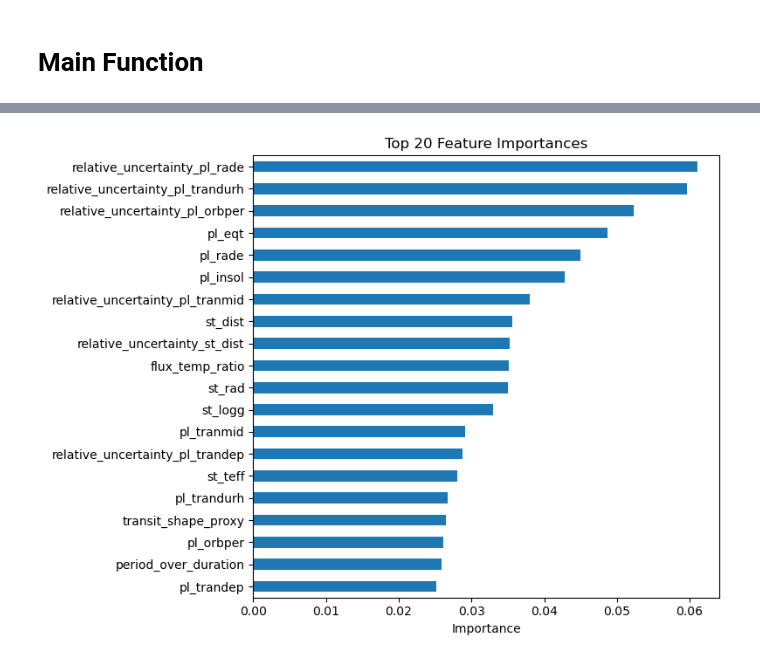
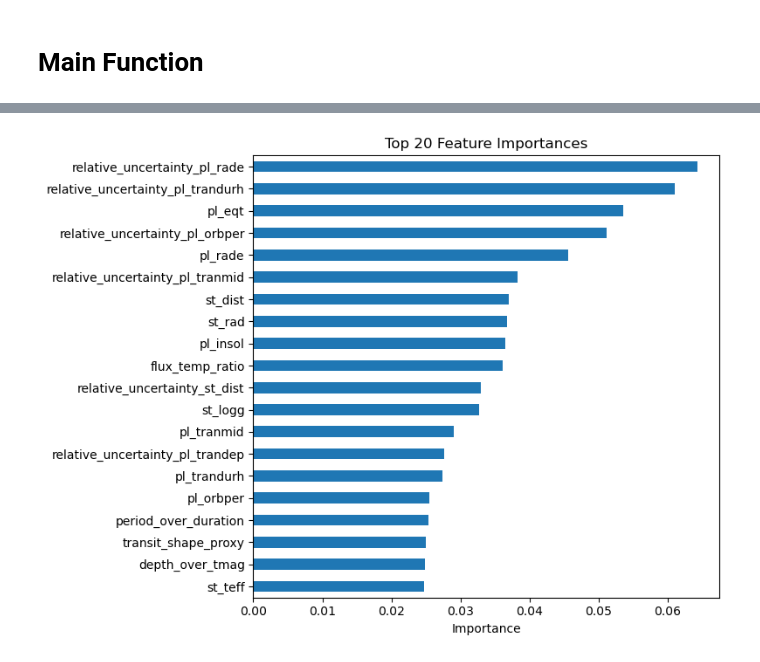
Before and after one commit to The-Eco-Guy/ML_projects, a Jupyter notebook: exoplanet_randomforest/randomforest_TESS.ipynb, the cells around one changed output, grey strips where cells are left out. Saved outputs shown, nothing was run; the diff lists cells and outputs as text; code cells hidden in the pictures.

Commit message:
added multiplicity feature and stratified group folding

```diff
--- a/exoplanet_randomforest/randomforest_TESS.ipynb
+++ b/exoplanet_randomforest/randomforest_TESS.ipynb
@@ -82,7 +85,7 @@ def build_pipeline():
         ('rf', RandomForestClassifier(
             n_estimators=300,
             max_depth=None,
-            class_weight='balanced',
+            class_weight=None,
             random_state=RANDOM_STATE,
             n_jobs=-1
         ))
@@ -130,7 +133,7 @@ def plot_results(y_test, y_prob, feature_importances, show_inline=True):
 # %% [markdown]
 # Objective Function for Optuna
 # %%
-def objective(trial, X_train, y_train):
+def objective(trial, X_train, y_train, groups_train):
     n_estimators = trial.suggest_int('rf__n_estimators', 100, 800)
     max_depth = trial.suggest_categorical('rf__max_depth', [None, 10, 20, 30, 40])
     min_samples_split = trial.suggest_int('rf__min_samples_split', 2, 15)
@@ -144,9 +147,12 @@ def objective(trial, X_train, y_train):
         rf__max_features=max_features
     )
 
+    cv = StratifiedGroupKFold(n_splits=5)
+
     scores = cross_val_score(
         pipeline, X_train, y_train,
-        cv=StratifiedKFold(n_splits=5, shuffle=True, random_state=RANDOM_STATE),
+        groups=groups_train,  # Pass the group identifiers
+        cv=cv,
         scoring='average_precision', n_jobs=-1
     )
 
@@ -161,70 +167,47 @@ def main(csv_path="tess.csv", n_trials=70):
     if 'tfopwg_disp' not in df.columns:
         raise ValueError("Expected 'tfopwg_disp' column for classification target.")
 
+    groups_col = 'tid'
+    if groups_col not in df.columns:
+        raise ValueError(f"Expected grouping column '{groups_col}' for StratifiedGroupKFold.")
+
     y = map_labels(df['tfopwg_disp'])
     df = df.loc[y.index]
+    groups = df[groups_col]
 
     print("[INFO] Engineering features...")
-    X = df.drop(columns=['tfopwg_disp','toi','tid','rastr','decstr','toi_created','rowupdate'], errors='ignore')
-    X = engineer_features(X)
-    X=X.drop(columns=['st_pmraerr1',
-    'st_pmraerr2',
-    'st_pmdecerr1',
-    'st_pmdecerr2',
-    'pl_tranmiderr1',
-    'pl_tranmiderr2',
-    'pl_orbpererr1',
-    'pl_orbpererr2',
-    'pl_trandurherr1',
-    'pl_trandurherr2',
-    'pl_trandeperr1',
-    'pl_trandeperr2',
-    'pl_radeerr1',
-    'pl_radeerr2',
-    'pl_insolerr1',
-    'pl_insolerr2',
-    'pl_eqterr1',
-    'pl_eqterr2',
-    'st_tmagerr1',
-    'st_tmagerr2',
-    'st_disterr1',
-    'st_disterr2',
-    'st_tefferr1',
-    'st_tefferr2',
-    'st_loggerr1',
-    'st_loggerr2',
-    'st_raderr1',
-    'st_raderr2',
-    'st_pmralim',
-    'st_pmdeclim',
-    'pl_tranmidlim',
-    'pl_orbperlim',
-    'pl_trandurhlim',
-    'pl_trandeplim',
-    'pl_radelim',
-    'pl_insollim',
-    'pl_eqtlim',
-    'st_tmaglim',
-    'st_distlim',
-    'st_tefflim',
-    'st_logglim',
-    'st_radlim'])
+    X = engineer_features(df)
+
+    cols_to_drop = [
+        'tfopwg_disp', 'toi', 'tid', 'rastr', 'decstr', 'toi_created', 'rowupdate',
+        'st_pmraerr1', 'st_pmraerr2', 'st_pmdecerr1', 'st_pmdecerr2',
+        'pl_tranmiderr1', 'pl_tranmiderr2', 'pl_orbpererr1', 'pl_orbpererr2',
+        'pl_trandurherr1', 'pl_trandurherr2', 'pl_trandeperr1', 'pl_trandeperr2',
+        'pl_radeerr1', 'pl_radeerr2', 'pl_insolerr1', 'pl_insolerr2',
+        'pl_eqterr1', 'pl_eqterr2', 'st_tmagerr1', 'st_tmagerr2',
+        'st_disterr1', 'st_disterr2', 'st_tefferr1', 'st_tefferr2',
+        'st_loggerr1', 'st_loggerr2', 'st_raderr1', 'st_raderr2',
+        'st_pmralim', 'st_pmdeclim', 'pl_tranmidlim', 'pl_orbperlim',
+        'pl_trandurhlim', 'pl_trandeplim', 'pl_radelim', 'pl_insollim',
+        'pl_eqtlim', 'st_tmaglim', 'st_distlim', 'st_tefflim',
+        'st_logglim', 'st_radlim'
+    ]
+    X = X.drop(columns=cols_to_drop, errors='ignore')
+
     numeric_cols = X.select_dtypes(include=[np.number]).columns
     X = X[numeric_cols]
-    print(X.columns)
+    print(f"[INFO] Using {len(X.columns)} features.")
     X = X.dropna(axis=1, how='all')
 
-    X_train, X_test, y_train, y_test = train_test_split(
-        X, y, test_size=0.2, random_state=RANDOM_STATE, stratify=y
+    X_train, X_test, y_train, y_test, groups_train, _ = train_test_split(
+        X, y, groups, test_size=0.2, random_state=RANDOM_STATE, stratify=y
     )
 
     print("[INFO] Starting Bayesian Optimization with Optuna... (please wait)")
-
-    # Disable Optuna logs to hide trial-by-trial output
     optuna.logging.set_verbosity(optuna.logging.WARNING)
 
     study = optuna.create_study(direction='maximize')
-    study.optimize(lambda trial: objective(trial, X_train, y_train), n_trials=n_trials, show_progress_bar=False)
+    study.optimize(lambda trial: objective(trial, X_train, y_train, groups_train), n_trials=n_trials, show_progress_bar=False)
 
     print("\n==================== OPTIMIZATION COMPLETE ====================")
     print(f"[INFO] Best Hyperparameters found: {study.best_params}\n")
@@ -246,7 +229,6 @@ def main(csv_path="tess.csv", n_trials=70):
         'confusion_matrix': confusion_matrix(y_test, y_pred).tolist(),
     }
 
-    # Save only the trained pipeline in the current working directory
     model_path = os.path.join(os.getcwd(), 'rf_pipeline_optuna.joblib')
     dump(best_pipeline, model_path)
 
@@ -294 +276 @@ weighted avg       0.89      0.88      0.88       513
-[figure, old version]
+[figure, new version]
```
Also changed, not shown: parts of 3 cells of this notebook.
